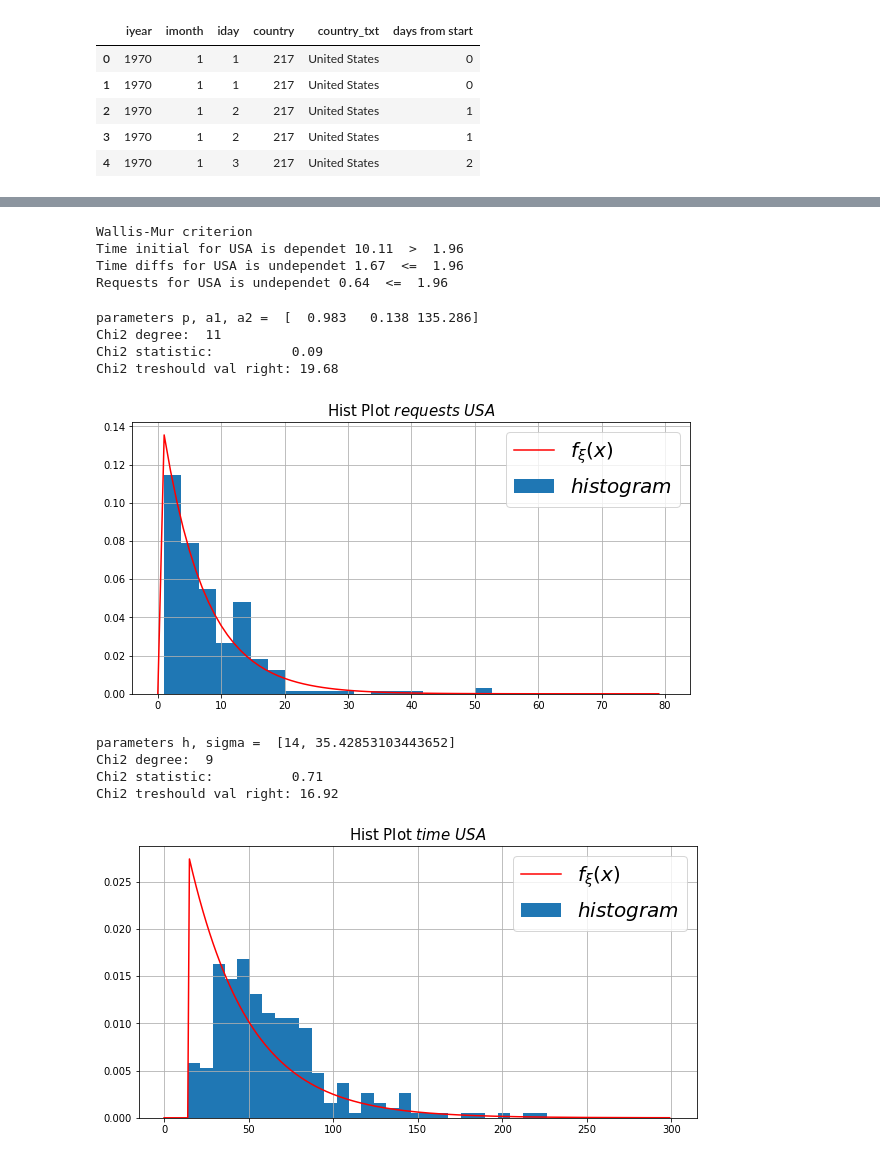
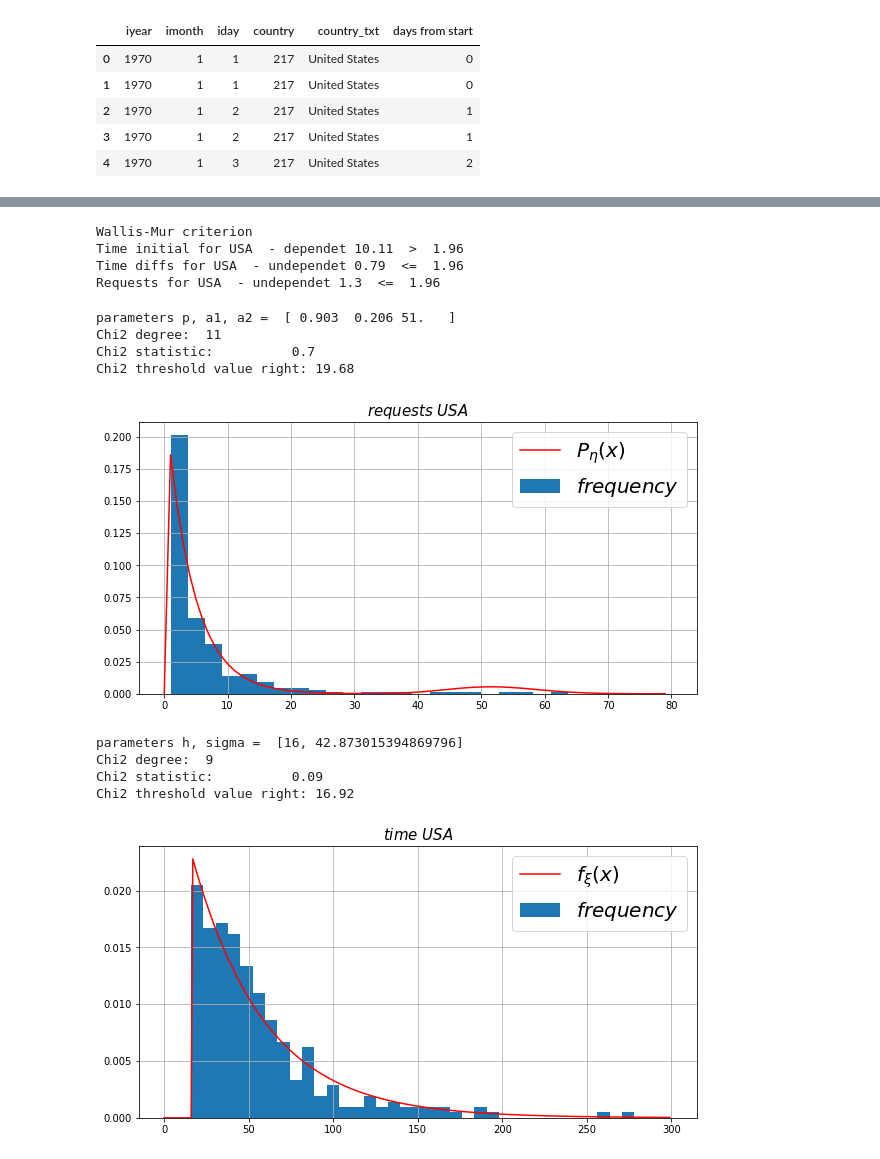
Before and after one commit to AlexeyKumin/SW_Global_Terrorism, a Jupyter notebook: ipython/terrorist_acts.ipynb, the cells around one changed output, grey strips where cells are left out. Cells and saved outputs as stored; diff of their text form; code cells hidden in the pictures.

```diff
--- a/ipython/terrorist_acts.ipynb
+++ b/ipython/terrorist_acts.ipynb
@@ -221,8 +258,8 @@ d_step = 10
 time_proc1 = (df_usa.iloc[:,5:].values).reshape(2803)
 time_proc1 = np.diff(time_proc1)
 print(time_proc1)
-time_arr1, requests1 = make_reduce(df_usa, third_method_reduce, [step_0, step_1, step_2,d_step], "USA")
+#time_arr1, requests1 = make_reduce(df_usa, third_method_reduce, [step_0, step_1, step_2,d_step], "USA")
 #time_arr, requests = make_reduce(df_russia, third_method_reduce, [step_0, step_1, step_2,d_step] , "Russia")
-#time_arr, requests = make_reduce(df_russia, first_method_reduce, step_0 , "Russia")
+time_arr1, requests1 = make_reduce(df_usa, first_method_reduce, step_1 , "Russia")
 # %% [output]
 [ 0  1  0 ...  4 11  0]
@@ -250,12 +287,12 @@ Wallis_Murr_crit(time_arr1, alfa, "Time diffs for USA")
 Wallis_Murr_crit(requests1, alfa, "Requests for USA")
 # %% [output]
 Wallis-Mur criterion
-Time initial for USA is dependet 10.11  >  1.96
-Time diffs for USA is undependet 1.67  <=  1.96
-Requests for USA is undependet 0.64  <=  1.96
+Time initial for USA  - dependet 10.11  >  1.96
+Time diffs for USA  - undependet 0.79  <=  1.96
+Requests for USA  - undependet 1.3  <=  1.96
 # %%
 delimiter = 30
-missed_vals = 0
+missed_vals = 1
 
 
 sample1, sample2 = process_sample(requests1, delimiter, missed_vals)
@@ -273,17 +310,17 @@ Mixed = mix_distrib_param(param3[0], P1, P2)
 
 nrow = 1
 fig, (ax1) = plt.subplots(nrows=nrow, figsize=(10,5*nrow))
-plot_hist(requests1, 80, Mixed, ax1, "$requests$ $USA$", 30)
+plot_hist(requests, 80, Mixed, ax1, "$requests$ $USA$", r"$P_\eta(x)$", 30)
 
 alfa = 0.05
 r = 15
 Chi_2_crit(requests1, r, Mixed, alfa, 3)
 # %% [output]
-parameters p, a1, a2 =  [  0.983   0.138 135.286]
+parameters p, a1, a2 =  [ 0.903  0.206 51.   ]
 Chi2 degree:  11
-Chi2 statistic:          0.09
-Chi2 treshould val right: 19.68
+Chi2 statistic:          0.7
+Chi2 threshold value right: 19.68
-[figure, old version]
+[figure, new version]
 # %%
 delimiter = 30
 missed_vals = 0
@@ -314,19 +351,19 @@ Chi_2_crit(requests1, r, Mixed, alfa, 3)
 # %%
 missed_vals = 2
 param = GMM_shift_exp(time_arr1, missed_vals)
 P , F = shift_exp_param([min(time_arr1), param[1]])
 print("parameters h, sigma = ", [min(time_arr1), param[1]])
 
 nrow = 1
 fig, (ax1) = plt.subplots(nrows=nrow, figsize=(10,5*nrow))
-plot_hist(time_arr1, 300, P, ax1, "$time$ $USA$", 40)
+plot_hist(time_arr1, 300, P, ax1, "$time$ $USA$", r'$f_\xi(x)$', 40)
 
 alfa = 0.05
 r = 12
 Chi_2_crit1(time_arr1, r, F, alfa, 2)
 # %% [output]
-parameters h, sigma =  [14, 35.42853103443652]
+parameters h, sigma =  [16, 42.873015394869796]
 Chi2 degree:  9
-Chi2 statistic:          0.71
-Chi2 treshould val right: 16.92
+Chi2 statistic:          0.09
+Chi2 threshold value right: 16.92
-[figure, old version]
+[figure, new version]
```
Also changed, not shown: parts of 6 cells of this notebook, 3 other files.
